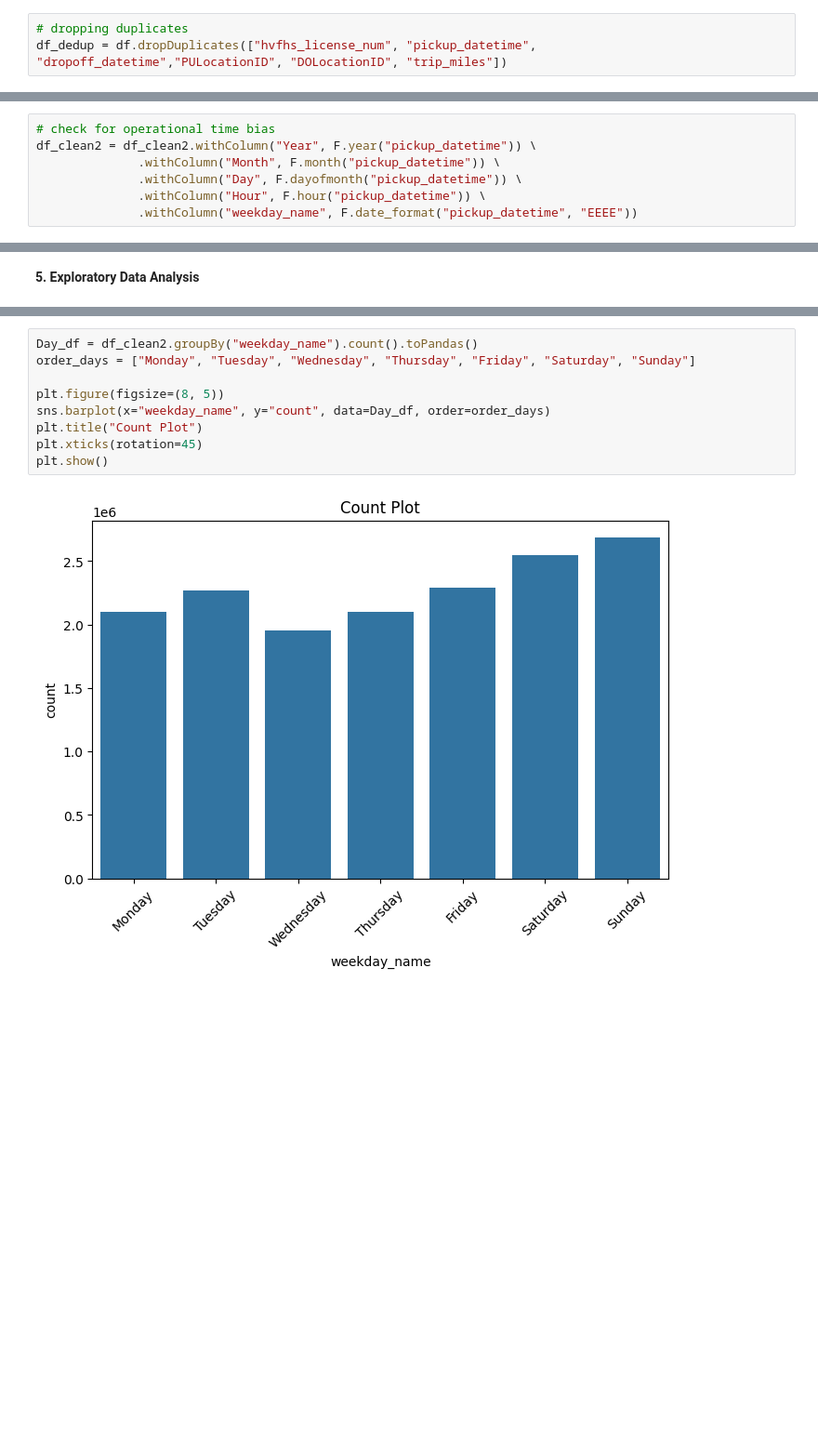
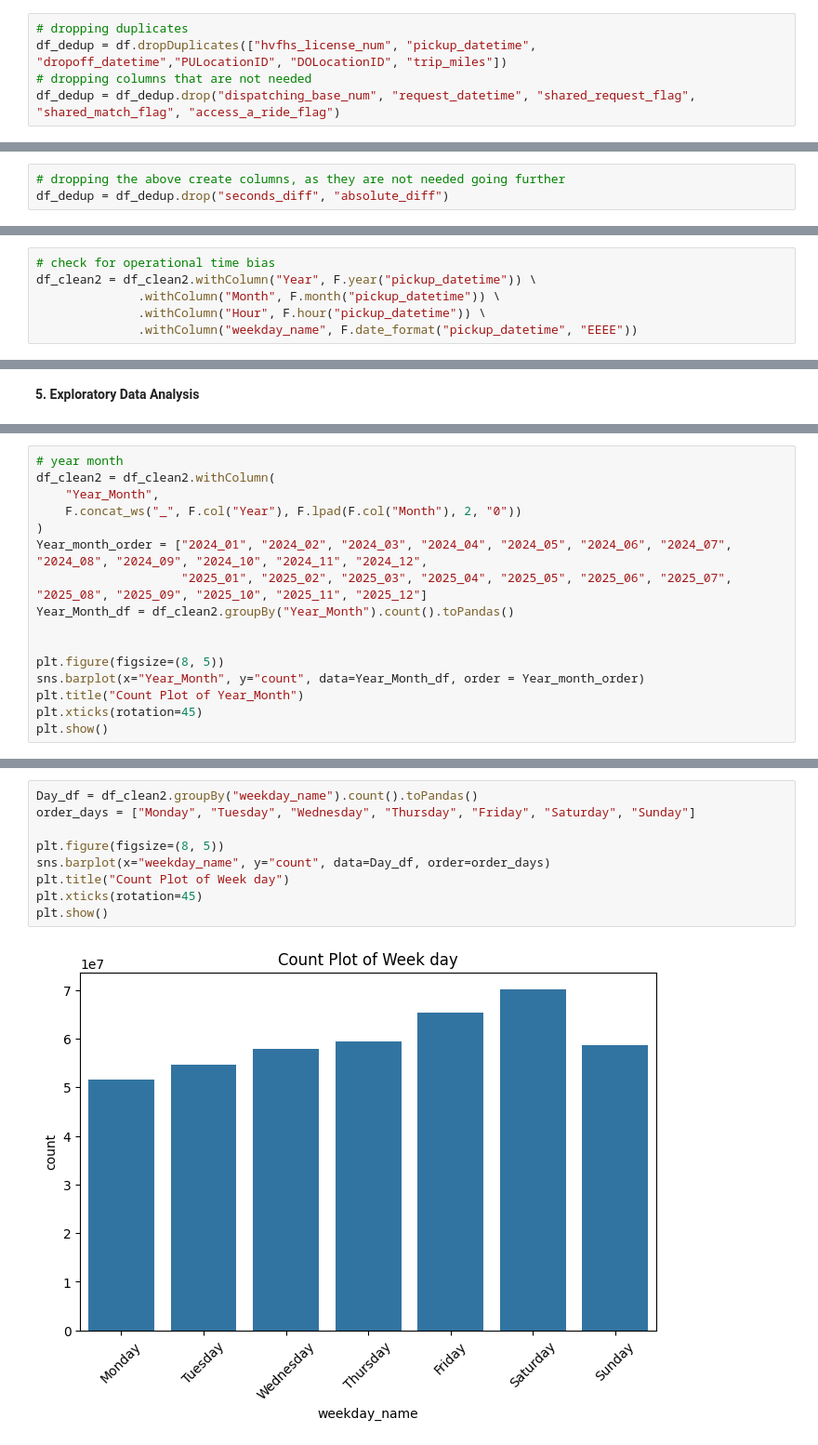
Before and after one commit to cara-jvr/mit-805-group-project, a Jupyter notebook: notebooks/Group12_01_Data_exploration.ipynb, the cells around one changed output, grey strips where cells are left out. Shown at 93% size. Saved outputs shown, nothing was run; the diff lists cells and outputs as text; blank space fills up the shorter version.

```diff
--- a/notebooks/Group12_01_Data_exploration.ipynb
+++ b/notebooks/Group12_01_Data_exploration.ipynb
@@ -199,6 +197,8 @@ duplicates_df.limit(2).show()
 # %%
 # dropping duplicates
 df_dedup = df.dropDuplicates(["hvfhs_license_num", "pickup_datetime", "dropoff_datetime","PULocationID", "DOLocationID", "trip_miles"])
+# dropping columns that are not needed
+df_dedup = df_dedup.drop("dispatching_base_num", "request_datetime", "shared_request_flag", "shared_match_flag", "access_a_ride_flag")
 # %%
 # invalid Trip duration
 df_dedup = df_dedup.withColumn(
@@ -236,3 +227,6 @@ df_dedup = df_dedup.filter((col("absolute_diff")) <=1)
 # %%
 # base passenger fare must also be positive
 df_dedup = df_dedup.filter(col("base_passenger_fare") > 0)
+# %%
+# dropping the above create columns, as they are not needed going further
+df_dedup = df_dedup.drop("seconds_diff", "absolute_diff")
@@ -299,7 +293,6 @@ only showing top 10 rows
 # check for operational time bias
 df_clean2 = df_clean2.withColumn("Year", F.year("pickup_datetime")) \
               .withColumn("Month", F.month("pickup_datetime")) \
-              .withColumn("Day", F.dayofmonth("pickup_datetime")) \
               .withColumn("Hour", F.hour("pickup_datetime")) \
               .withColumn("weekday_name", F.date_format("pickup_datetime", "EEEE"))
 # %%
@@ -349,0 +337,16 @@ plt.show()
+# %%
+# year month
+df_clean2 = df_clean2.withColumn(
+    "Year_Month",
+    F.concat_ws("_", F.col("Year"), F.lpad(F.col("Month"), 2, "0"))
+)
+Year_month_order = ["2024_01", "2024_02", "2024_03", "2024_04", "2024_05", "2024_06", "2024_07", "2024_08", "2024_09", "2024_10", "2024_11", "2024_12",
+                    "2025_01", "2025_02", "2025_03", "2025_04", "2025_05", "2025_06", "2025_07", "2025_08", "2025_09", "2025_10", "2025_11", "2025_12"]
+Year_Month_df = df_clean2.groupBy("Year_Month").count().toPandas()
+
+
+plt.figure(figsize=(8, 5))
+sns.barplot(x="Year_Month", y="count", data=Year_Month_df, order = Year_month_order)
+plt.title("Count Plot of Year_Month")
+plt.xticks(rotation=45)
+plt.show()
@@ -350,11 +355,11 @@ plt.show()
 # %%
 Day_df = df_clean2.groupBy("weekday_name").count().toPandas()
 order_days = ["Monday", "Tuesday", "Wednesday", "Thursday", "Friday", "Saturday", "Sunday"]
 
 plt.figure(figsize=(8, 5))
 sns.barplot(x="weekday_name", y="count", data=Day_df, order=order_days)
-plt.title("Count Plot")
+plt.title("Count Plot of Week day")
 plt.xticks(rotation=45)
 plt.show()
 # %% [output]
-[figure, old version]
+[figure, new version]
```
Also changed, not shown: parts of 61 cells of this notebook.
